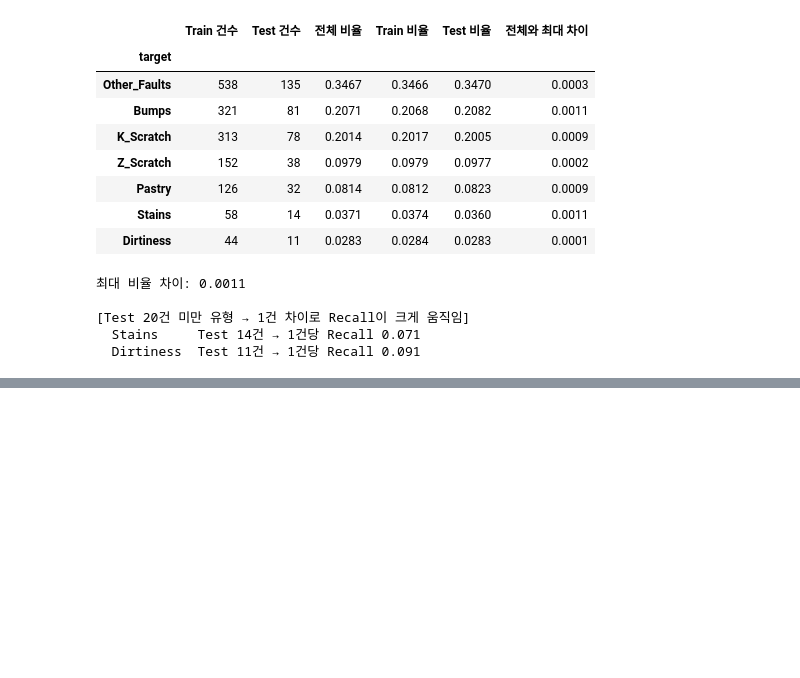
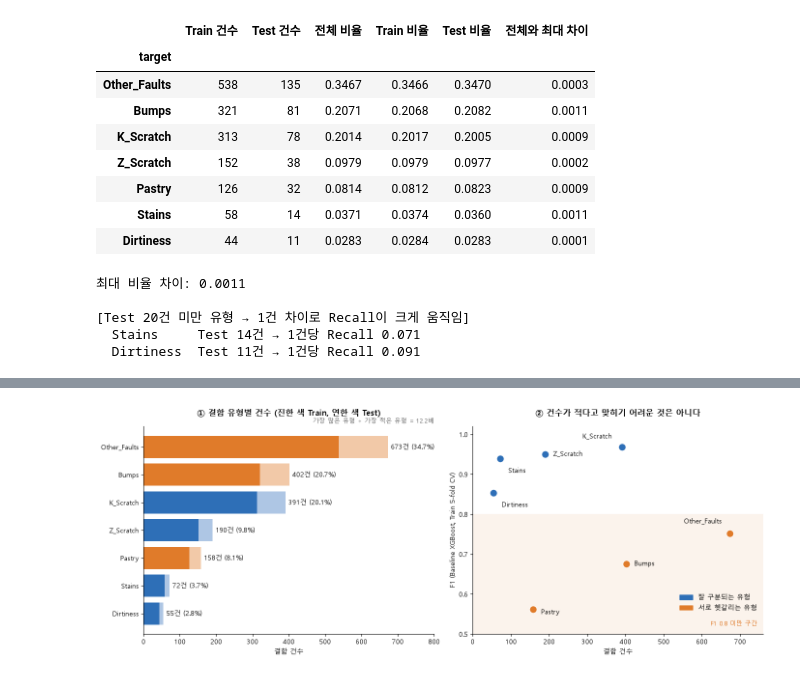
Before and after one commit to ehdwls1452/Teamproject01-steel-plate-fault-classification, a Jupyter notebook: notebooks/02_preprocessing.ipynb, the cells around one changed output, grey strips where cells are left out. Saved outputs shown, nothing was run; the diff lists cells and outputs as text; code cells hidden in the pictures; blank space fills up the shorter version.

Commit message:
Update EDA, preprocessing, figures, and README

```diff
--- a/notebooks/02_preprocessing.ipynb
+++ b/notebooks/02_preprocessing.ipynb
@@ -225,0 +305,20 @@ plt.show()
+# %%
+from sklearn.model_selection import StratifiedKFold, cross_val_predict
+from sklearn.metrics import f1_score
+from xgboost import XGBClassifier
+
+X_tr = df_processed.loc[tr].drop(columns="target")
+y_tr = df_processed.loc[tr, "target"]
+classes = np.unique(y_tr)
+y_tr_num = np.searchsorted(classes, y_tr)            # XGBoost용 숫자 라벨 (알파벳 순)
+
+cv = StratifiedKFold(n_splits=5, shuffle=True, random_state=42)
+baseline = XGBClassifier(random_state=42, eval_metric="mlogloss")
+
+fold_macro = [f1_score(y_tr_num[b], baseline.fit(X_tr.iloc[a], y_tr_num[a]).predict(X_tr.iloc[b]), average="macro")
+              for a, b in cv.split(X_tr, y_tr_num)]
+oof = cross_val_predict(baseline, X_tr, y_tr_num, cv=cv)
+baseline_f1 = pd.Series(f1_score(y_tr_num, oof, average=None), index=classes)
+
+print(f"Macro F1 (fold 평균 ± 표준편차): {np.mean(fold_macro):.4f} ± {np.std(fold_macro):.4f}   (README 7.1: 0.8109 ± 0.0308)")
+baseline_f1.sort_values(ascending=False).round(3).to_frame("Baseline F1 (out-of-fold)")
@@ -225,0 +335,49 @@ plt.show()
+# %%
+# README 5.2 그림 → figures/target_distribution.png
+total = y_all.value_counts()                          # 전체 건수, 큰 순서
+n_tr = y_all.loc[tr].value_counts()
+n_te = y_all.loc[te].value_counts()
+hard = baseline_f1 < 0.8                              # Baseline F1 0.8 미만 → 서로 헷갈리는 유형 (03 혼동행렬에서 확인)
+DARK = {True: "#E07B2A", False: "#2E6FB7"}
+LIGHT = {True: "#F2C9A8", False: "#AEC6E4"}
+
+fig, (ax1, ax2) = plt.subplots(1, 2, figsize=(14, 5.4))
+
+# ① 유형별 건수 (Train + Test)
+order = total.index[::-1]                             # 큰 값이 위로
+ax1.barh(order, n_tr[order], color=[DARK[hard[c]] for c in order])
+ax1.barh(order, n_te[order], left=n_tr[order], color=[LIGHT[hard[c]] for c in order])
+for i, c in enumerate(order):
+    ax1.text(total[c] + 8, i, f"{total[c]}건 ({total[c] / total.sum():.1%})", va="center", fontsize=10)
+ax1.set_xlim(0, 800)
+ax1.set_xlabel("결함 건수")
+ax1.set_title("① 결함 유형별 건수 (진한 색 Train, 연한 색 Test)", fontweight="bold", pad=16)
+ax1.text(1, 1.01, f"가장 많은 유형 ÷ 가장 적은 유형 = {total.max() / total.min():.1f}배",
+         transform=ax1.transAxes, ha="right", va="bottom", fontsize=9.5, color="dimgray")
+
+# ② 건수와 Baseline F1
+ax2.axhspan(0.5, 0.8, color="#FBF3EC", zorder=0)
+ax2.text(0.98, 0.04, "F1 0.8 미만 구간", transform=ax2.transAxes, ha="right", color=DARK[True], fontsize=9)
+OFFSET = {"K_Scratch": (-15, 16, "right"), "Z_Scratch": (12, 0, "left"), "Stains": (12, -18, "left"),
+          "Dirtiness": (12, -18, "left"), "Other_Faults": (-12, 18, "right"), "Bumps": (12, 0, "left"),
+          "Pastry": (12, -4, "left")}
+for c in classes:
+    ax2.scatter(total[c], baseline_f1[c], s=120, color=DARK[hard[c]], edgecolor="white", zorder=3)
+    dx, dy, ha = OFFSET[c]
+    ax2.annotate(c, (total[c], baseline_f1[c]), xytext=(dx, dy), textcoords="offset points",
+                 ha=ha, va="center", fontsize=10)
+ax2.set_xlim(0, total.max() * 1.13)
+ax2.set_ylim(0.5, 1.02)
+ax2.set_xlabel("결함 건수")
+ax2.set_ylabel("F1 (Baseline XGBoost, Train 5-fold CV)")
+ax2.set_title("② 건수가 적다고 맞히기 어려운 것은 아니다", fontweight="bold", pad=16)
+ax2.legend([plt.Rectangle((0, 0), 1, 1, color=DARK[False]), plt.Rectangle((0, 0), 1, 1, color=DARK[True])],
+           ["잘 구분되는 유형", "서로 헷갈리는 유형"], loc="lower right", bbox_to_anchor=(1, 0.08), frameon=False)
+
+for ax in (ax1, ax2):
+    ax.spines[["top", "right"]].set_visible(False)
+plt.tight_layout()
+plt.savefig(FIG_DIR / "target_distribution.png", dpi=150, bbox_inches="tight")
+plt.show()
+# %% [output]
+[figure, added]
```
Also changed, not shown: parts of 17 cells of this notebook, 6 other files.
